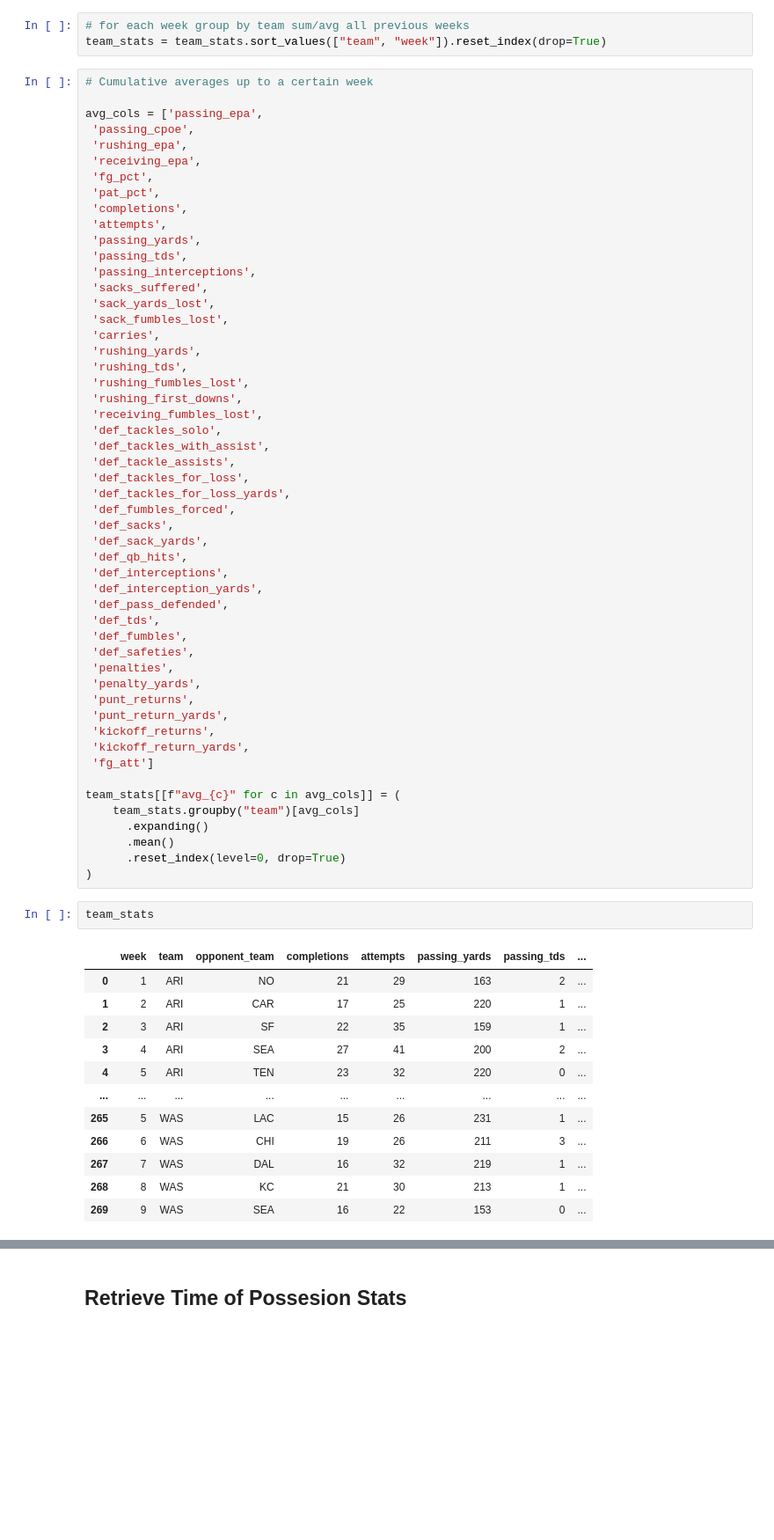
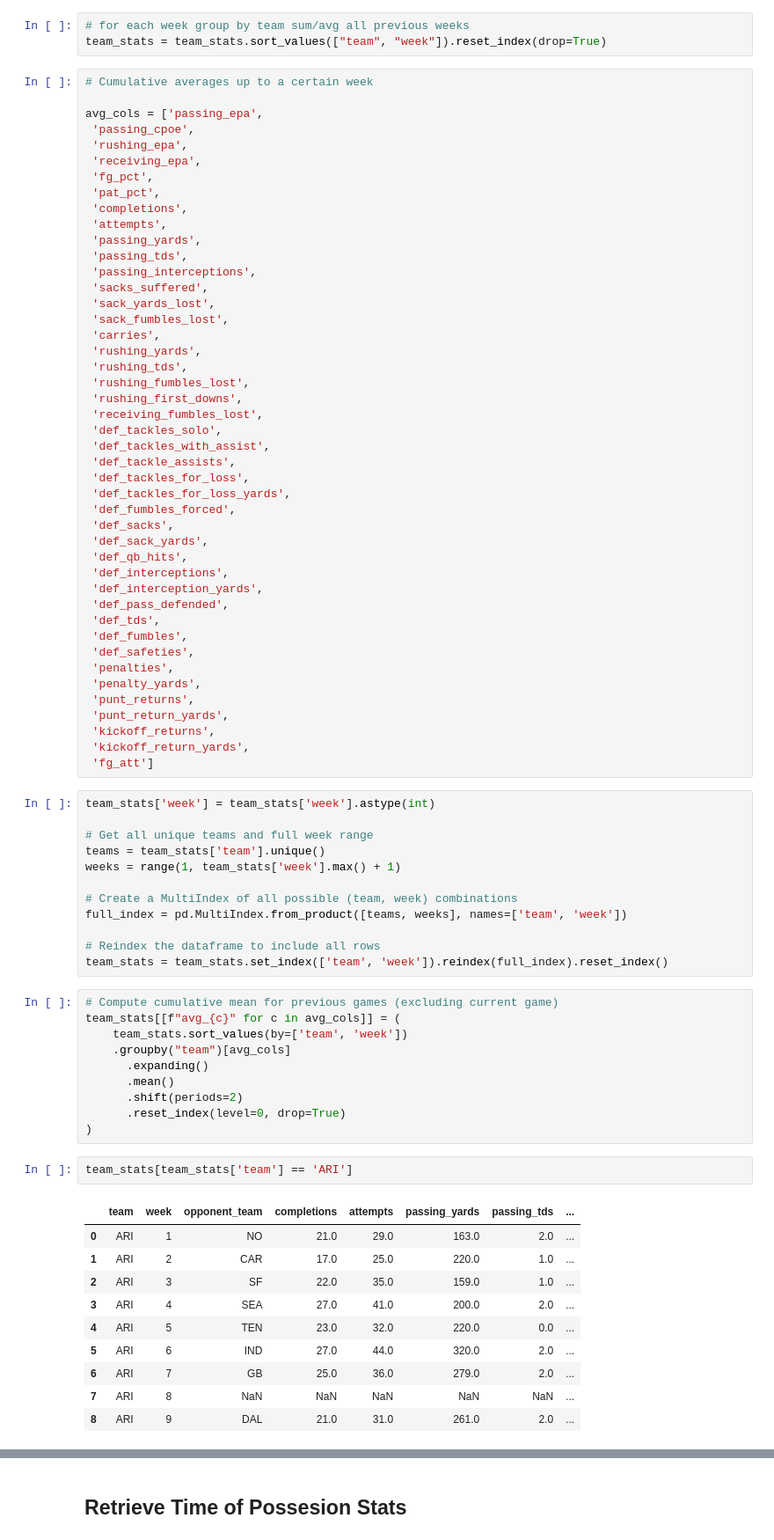
Before and after one commit to tyler-burns/NFLMatchupPrediction, a Jupyter notebook: Code/TrainingDataRetrieval.ipynb, the cells around one changed output, grey strips where cells are left out. Shown: that part at 88% size. Drawn from its saved outputs; the diff is of its cells as text; blank space fills up the shorter version.

Commit message:
Fixed an error with weeks before bye weeks not populating the data.

```diff
--- a/Code/TrainingDataRetrieval.ipynb
+++ b/Code/TrainingDataRetrieval.ipynb
@@ -146,25 +146,38 @@ avg_cols = ['passing_epa',
  'kickoff_returns',
  'kickoff_return_yards',
  'fg_att']
-
-team_stats[[f"avg_{c}" for c in avg_cols]] = (
-    team_stats.groupby("team")[avg_cols]
-      .expanding()
-      .mean()
-      .reset_index(level=0, drop=True)
-)
+# %%
+team_stats['week'] = team_stats['week'].astype(int)
+
+# Get all unique teams and full week range
+teams = team_stats['team'].unique()
+weeks = range(1, team_stats['week'].max() + 1)
+
+# Create a MultiIndex of all possible (team, week) combinations
+full_index = pd.MultiIndex.from_product([teams, weeks], names=['team', 'week'])
+
+# Reindex the dataframe to include all rows
+team_stats = team_stats.set_index(['team', 'week']).reindex(full_index).reset_index()
+# %%
+# Compute cumulative mean for previous games (excluding current game)
+team_stats[[f"avg_{c}" for c in avg_cols]] = (
+    team_stats.sort_values(by=['team', 'week'])
+    .groupby("team")[avg_cols]
+      .expanding()
+      .mean()
+      .shift(periods=2)
+      .reset_index(level=0, drop=True)
+)
 # %%
-team_stats
+team_stats[team_stats['team'] == 'ARI']
 # %% [output]
-|  | week | team | opponent_team | completions | attempts | passing_yards | passing_tds | ... |
-| 0 | 1 | ARI | NO | 21 | 29 | 163 | 2 | ... |
-| 1 | 2 | ARI | CAR | 17 | 25 | 220 | 1 | ... |
-| 2 | 3 | ARI | SF | 22 | 35 | 159 | 1 | ... |
-| 3 | 4 | ARI | SEA | 27 | 41 | 200 | 2 | ... |
-| 4 | 5 | ARI | TEN | 23 | 32 | 220 | 0 | ... |
-| ... | ... | ... | ... | ... | ... | ... | ... | ... |
-| 265 | 5 | WAS | LAC | 15 | 26 | 231 | 1 | ... |
-| 266 | 6 | WAS | CHI | 19 | 26 | 211 | 3 | ... |
-| 267 | 7 | WAS | DAL | 16 | 32 | 219 | 1 | ... |
-| 268 | 8 | WAS | KC | 21 | 30 | 213 | 1 | ... |
-| 269 | 9 | WAS | SEA | 16 | 22 | 153 | 0 | ... |
+|  | team | week | opponent_team | completions | attempts | passing_yards | passing_tds | ... |
+| 0 | ARI | 1 | NO | 21.0 | 29.0 | 163.0 | 2.0 | ... |
+| 1 | ARI | 2 | CAR | 17.0 | 25.0 | 220.0 | 1.0 | ... |
+| 2 | ARI | 3 | SF | 22.0 | 35.0 | 159.0 | 1.0 | ... |
+| 3 | ARI | 4 | SEA | 27.0 | 41.0 | 200.0 | 2.0 | ... |
+| 4 | ARI | 5 | TEN | 23.0 | 32.0 | 220.0 | 0.0 | ... |
+| 5 | ARI | 6 | IND | 27.0 | 44.0 | 320.0 | 2.0 | ... |
+| 6 | ARI | 7 | GB | 25.0 | 36.0 | 279.0 | 2.0 | ... |
+| 7 | ARI | 8 | NaN | NaN | NaN | NaN | NaN | ... |
+| 8 | ARI | 9 | DAL | 21.0 | 31.0 | 261.0 | 2.0 | ... |
```
Also changed, not shown: parts of 4 cells of this notebook.
